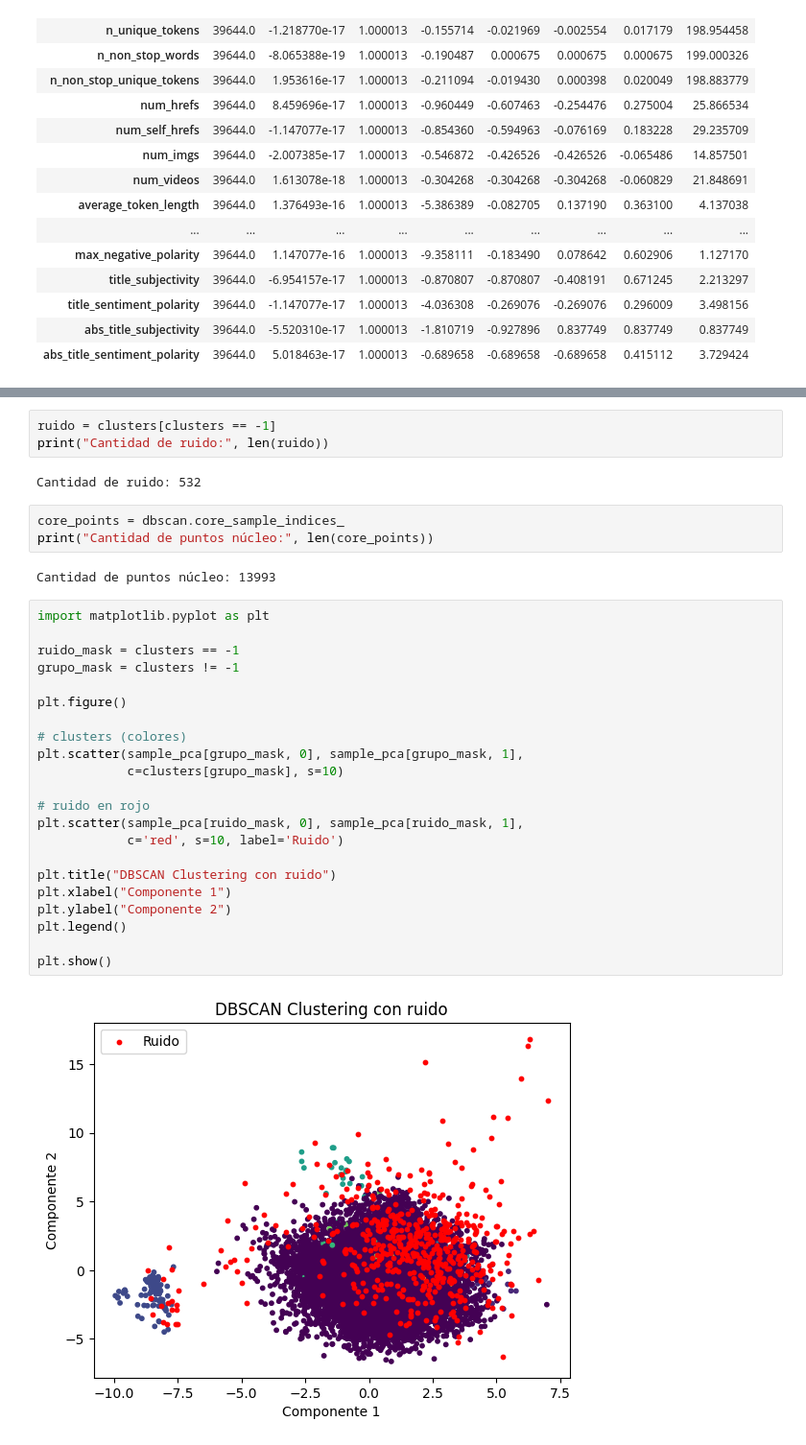
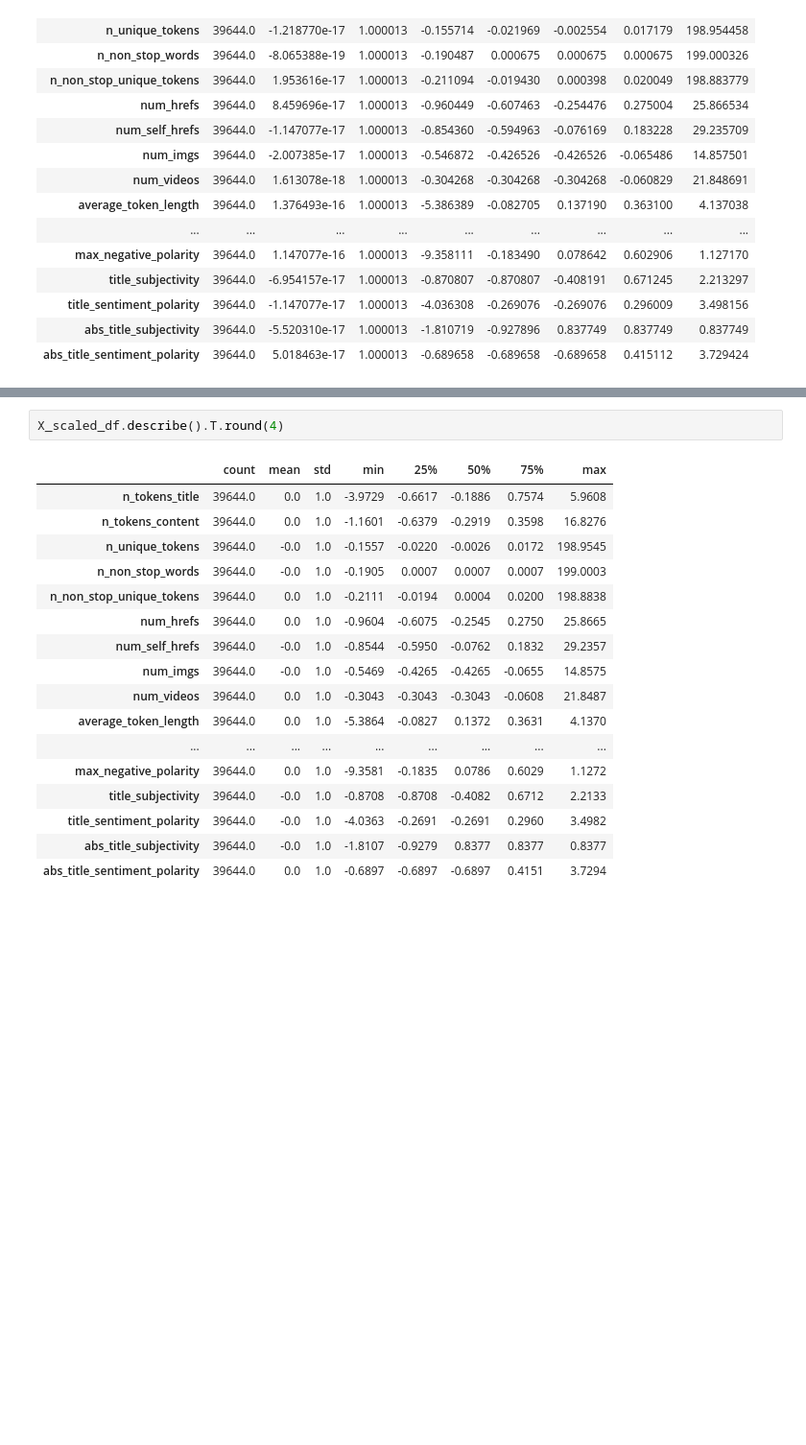
Before and after one commit to YariMar24/Online-News-Popularity, a Jupyter notebook: OnlineNewsPopularity/Proyecto_Mineria.ipynb, the cells around one changed output, grey strips where cells are left out. Shown at 96% size. Saved outputs shown, nothing was run; the diff lists cells and outputs as text; blank space fills up the shorter version.

```diff
--- a/OnlineNewsPopularity/Proyecto_Mineria.ipynb
+++ b/OnlineNewsPopularity/Proyecto_Mineria.ipynb
@@ -393,34 +132,20 @@ Name: count, dtype: int64
-# %%
-ruido = clusters[clusters == -1]
-print("Cantidad de ruido:", len(ruido))
-# %% [output]
-Cantidad de ruido: 532
-# %%
-core_points = dbscan.core_sample_indices_
-print("Cantidad de puntos núcleo:", len(core_points))
-# %% [output]
-Cantidad de puntos núcleo: 13993
-# %%
-import matplotlib.pyplot as plt
-
-ruido_mask = clusters == -1
-grupo_mask = clusters != -1
-
-plt.figure()
-
-# clusters (colores)
-plt.scatter(sample_pca[grupo_mask, 0], sample_pca[grupo_mask, 1],
-            c=clusters[grupo_mask], s=10)
-
-# ruido en rojo
-plt.scatter(sample_pca[ruido_mask, 0], sample_pca[ruido_mask, 1],
-            c='red', s=10, label='Ruido')
-
-plt.title("DBSCAN Clustering con ruido")
-plt.xlabel("Componente 1")
-plt.ylabel("Componente 2")
-plt.legend()
-
-plt.show()
-# %% [output]
-[figure, removed]
+# %%
+X_scaled_df.describe().T.round(4)
+# %% [output]
+|  | count | mean | std | min | 25% | 50% | 75% | max |
+| n_tokens_title | 39644.0 | 0.0 | 1.0 | -3.9729 | -0.6617 | -0.1886 | 0.7574 | 5.9608 |
+| n_tokens_content | 39644.0 | 0.0 | 1.0 | -1.1601 | -0.6379 | -0.2919 | 0.3598 | 16.8276 |
+| n_unique_tokens | 39644.0 | -0.0 | 1.0 | -0.1557 | -0.0220 | -0.0026 | 0.0172 | 198.9545 |
+| n_non_stop_words | 39644.0 | -0.0 | 1.0 | -0.1905 | 0.0007 | 0.0007 | 0.0007 | 199.0003 |
+| n_non_stop_unique_tokens | 39644.0 | 0.0 | 1.0 | -0.2111 | -0.0194 | 0.0004 | 0.0200 | 198.8838 |
+| num_hrefs | 39644.0 | 0.0 | 1.0 | -0.9604 | -0.6075 | -0.2545 | 0.2750 | 25.8665 |
+| num_self_hrefs | 39644.0 | -0.0 | 1.0 | -0.8544 | -0.5950 | -0.0762 | 0.1832 | 29.2357 |
+| num_imgs | 39644.0 | -0.0 | 1.0 | -0.5469 | -0.4265 | -0.4265 | -0.0655 | 14.8575 |
+| num_videos | 39644.0 | 0.0 | 1.0 | -0.3043 | -0.3043 | -0.3043 | -0.0608 | 21.8487 |
+| average_token_length | 39644.0 | 0.0 | 1.0 | -5.3864 | -0.0827 | 0.1372 | 0.3631 | 4.1370 |
+| ... | ... | ... | ... | ... | ... | ... | ... | ... |
+| max_negative_polarity | 39644.0 | 0.0 | 1.0 | -9.3581 | -0.1835 | 0.0786 | 0.6029 | 1.1272 |
+| title_subjectivity | 39644.0 | -0.0 | 1.0 | -0.8708 | -0.8708 | -0.4082 | 0.6712 | 2.2133 |
+| title_sentiment_polarity | 39644.0 | -0.0 | 1.0 | -4.0363 | -0.2691 | -0.2691 | 0.2960 | 3.4982 |
+| abs_title_subjectivity | 39644.0 | -0.0 | 1.0 | -1.8107 | -0.9279 | 0.8377 | 0.8377 | 0.8377 |
+| abs_title_sentiment_polarity | 39644.0 | 0.0 | 1.0 | -0.6897 | -0.6897 | -0.6897 | 0.4151 | 3.7294 |
```
Also changed, not shown: parts of 21 cells of this notebook.
